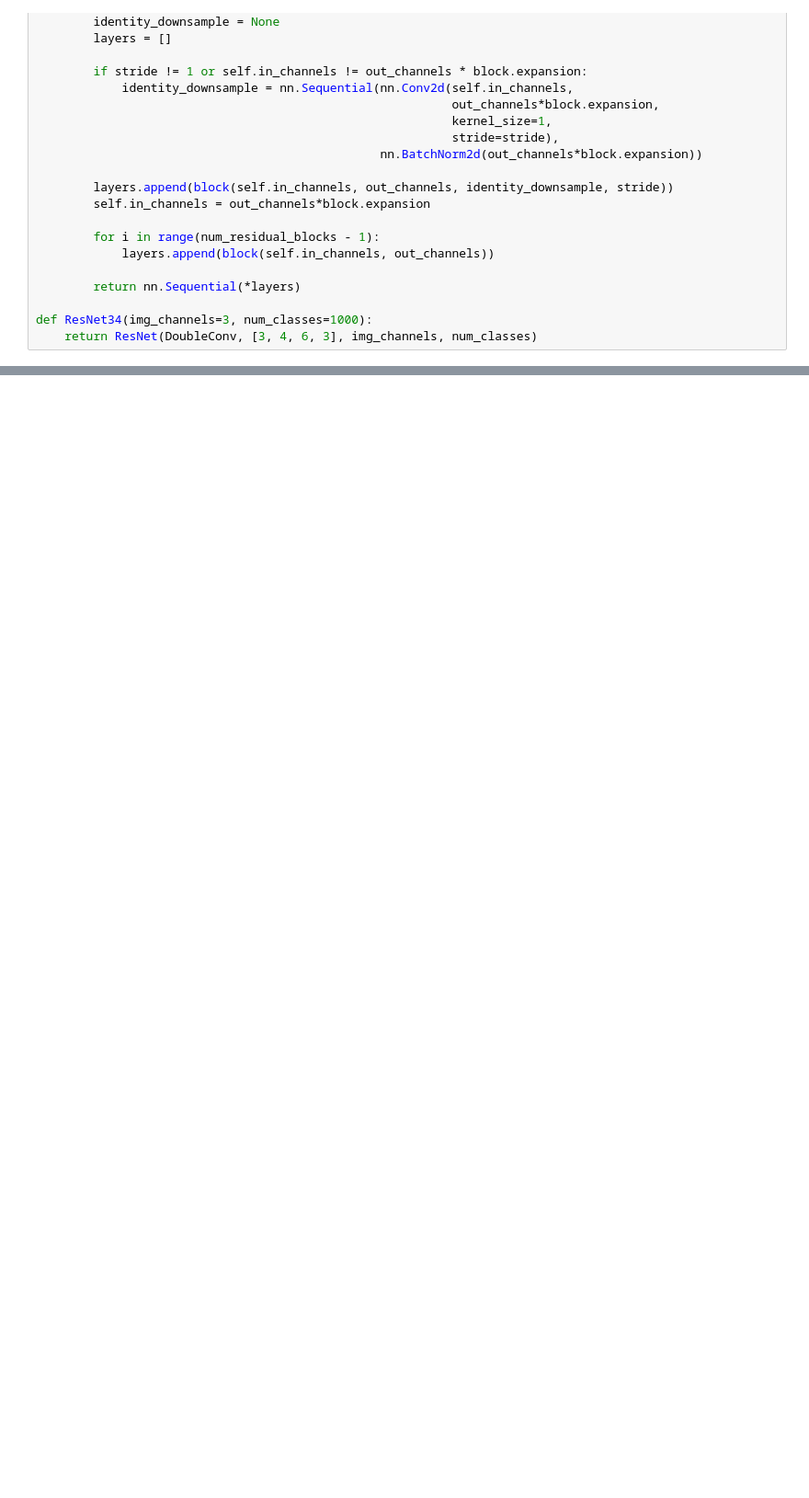
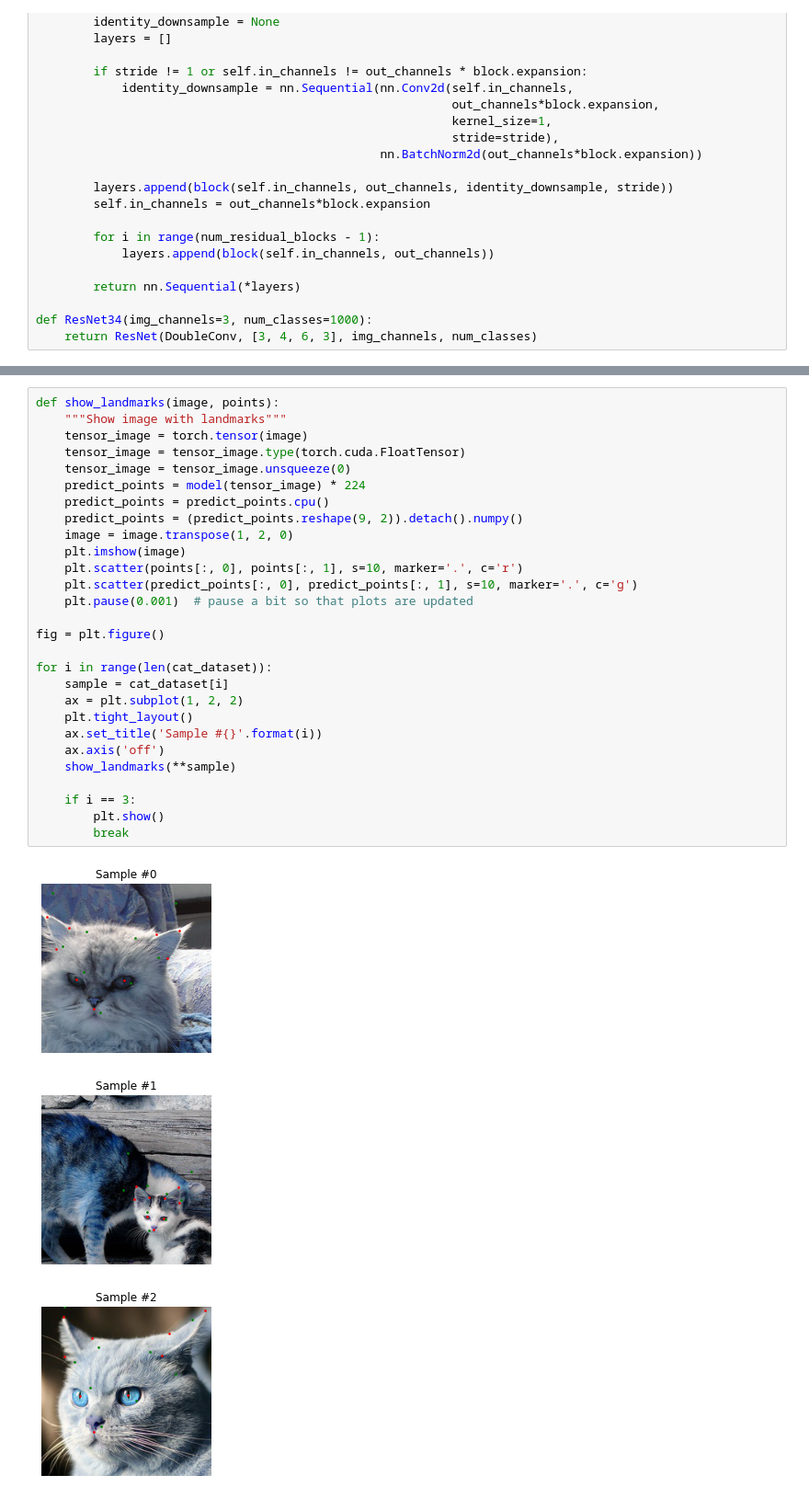
Before and after one commit to MaxVanDijck/cat-face-detection, a Jupyter notebook: model.ipynb, the cells around one changed output, grey strips where cells are left out. Shown at 92% size. Cells and saved outputs as stored; diff of their text form; blank space fills up the shorter version.

```diff
--- a/model.ipynb
+++ b/model.ipynb
@@ -269 +269,33 @@ Epoch: 10, Batch: 630, Avg. Loss: 0.0046993272844702005
 Training Finished
+# %%
+def show_landmarks(image, points):
+    """Show image with landmarks"""
+    tensor_image = torch.tensor(image)
+    tensor_image = tensor_image.type(torch.cuda.FloatTensor)
+    tensor_image = tensor_image.unsqueeze(0)
+    predict_points = model(tensor_image) * 224
+    predict_points = predict_points.cpu()
+    predict_points = (predict_points.reshape(9, 2)).detach().numpy()
+    image = image.transpose(1, 2, 0)
+    plt.imshow(image)
+    plt.scatter(points[:, 0], points[:, 1], s=10, marker='.', c='r')
+    plt.scatter(predict_points[:, 0], predict_points[:, 1], s=10, marker='.', c='g')
+    plt.pause(0.001)  # pause a bit so that plots are updated
+
+fig = plt.figure()
+
+for i in range(len(cat_dataset)):
+    sample = cat_dataset[i]
+    ax = plt.subplot(1, 2, 2)
+    plt.tight_layout()
+    ax.set_title('Sample #{}'.format(i))
+    ax.axis('off')
+    show_landmarks(**sample)
+
+    if i == 3:
+        plt.show()
+        break
+# %% [output]
+[figure, added]
+[figure, added]
+[figure, added]
```
Also changed, not shown: parts of 4 cells of this notebook.
